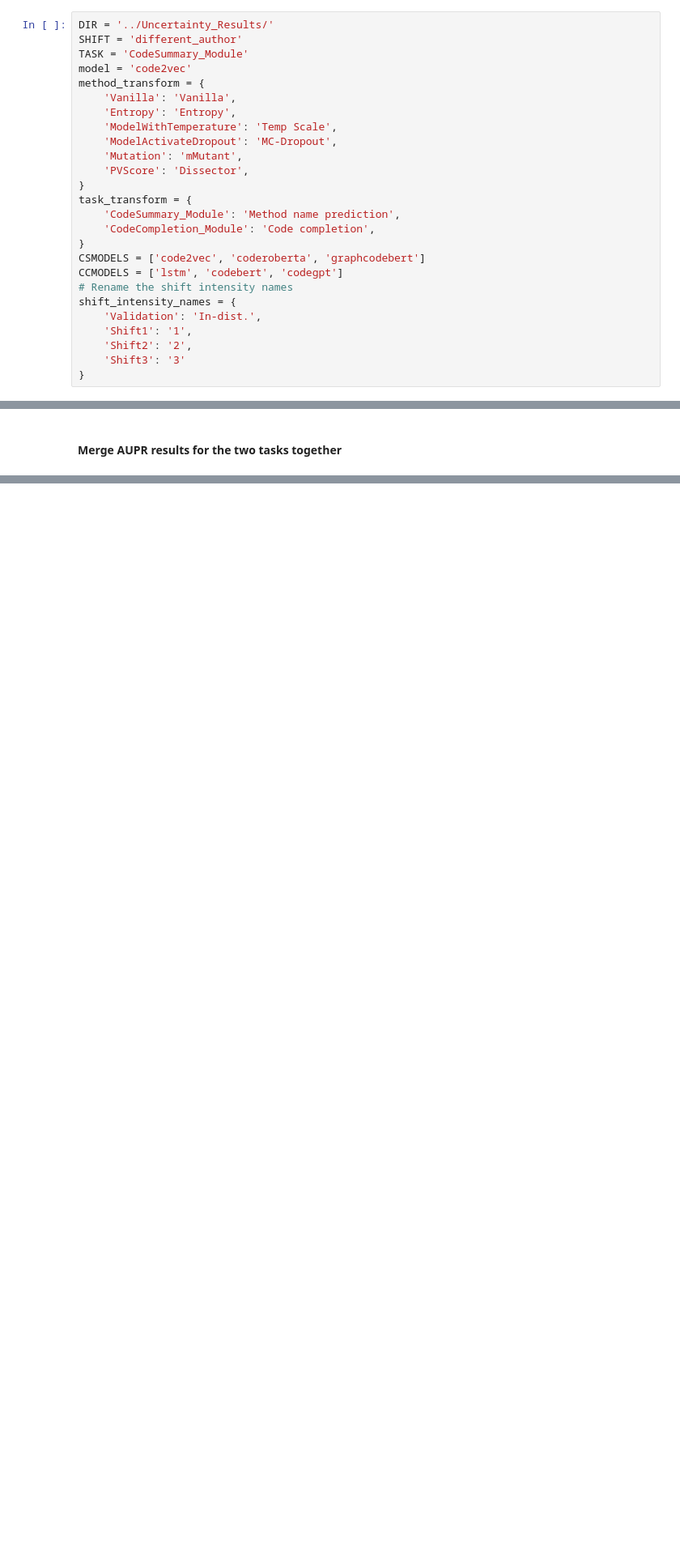
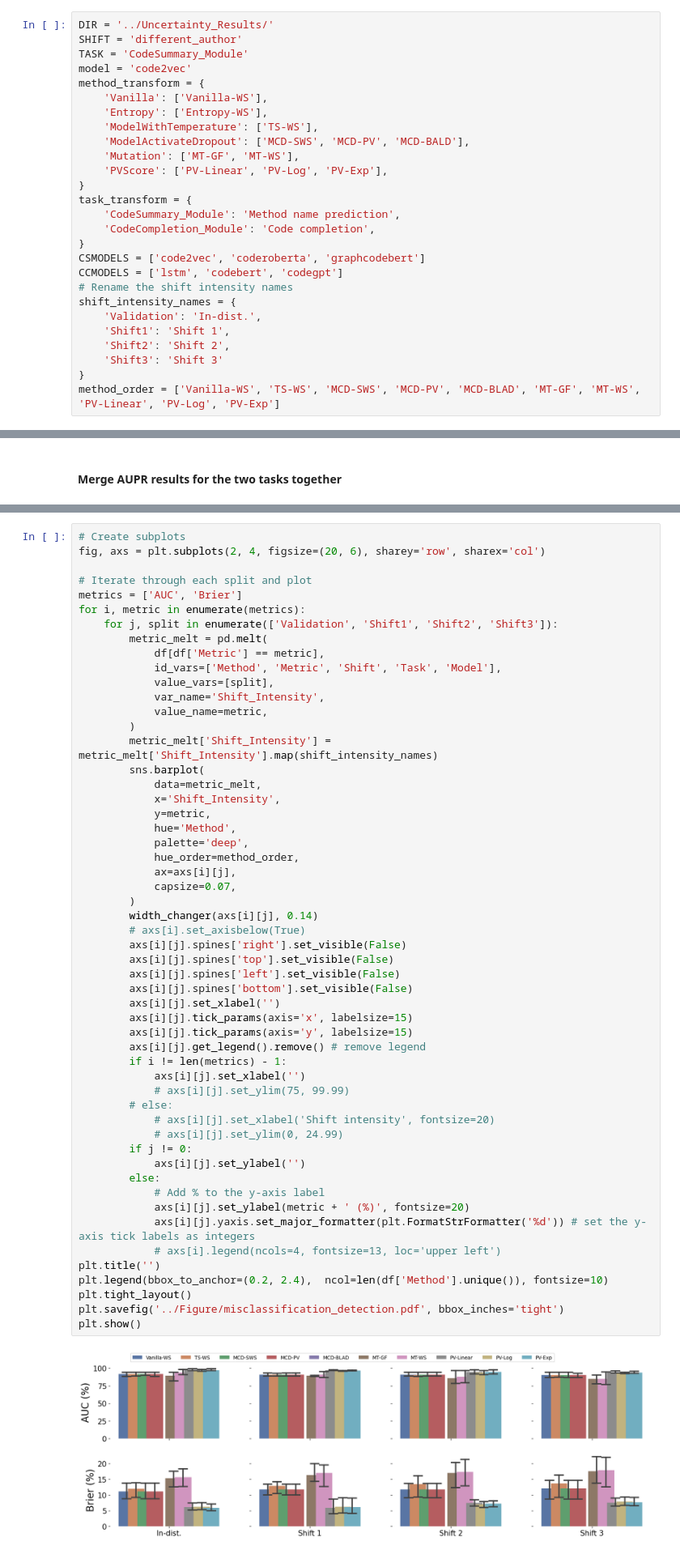
Before and after one commit to yul091/UncertaintyPL, a Jupyter notebook: notebooks/uncertainty_eval.ipynb, the cells around one changed output, grey strips where cells are left out. Shown at 81% size. Drawn from its saved outputs; the diff is of its cells as text; blank space fills up the shorter version.

Commit message:
misclassification detection

```diff
--- a/notebooks/uncertainty_eval.ipynb
+++ b/notebooks/uncertainty_eval.ipynb
@@ -11,12 +11,12 @@ SHIFT = 'different_author'
 TASK = 'CodeSummary_Module'
 model = 'code2vec'
 method_transform = {
-    'Vanilla': 'Vanilla',
-    'Entropy': 'Entropy',
-    'ModelWithTemperature': 'Temp Scale',
-    'ModelActivateDropout': 'MC-Dropout',
-    'Mutation': 'mMutant',
-    'PVScore': 'Dissector',
+    'Vanilla': ['Vanilla-WS'],
+    'Entropy': ['Entropy-WS'],
+    'ModelWithTemperature': ['TS-WS'],
+    'ModelActivateDropout': ['MCD-SWS', 'MCD-PV', 'MCD-BALD'],
+    'Mutation': ['MT-GF', 'MT-WS'],
+    'PVScore': ['PV-Linear', 'PV-Log', 'PV-Exp'],
 }
 task_transform = {
     'CodeSummary_Module': 'Method name prediction',
@@ -27,10 +27,11 @@ CCMODELS = ['lstm', 'codebert', 'codegpt']
 # Rename the shift intensity names
 shift_intensity_names = {
     'Validation': 'In-dist.',
-    'Shift1': '1',
-    'Shift2': '2',
-    'Shift3': '3'
+    'Shift1': 'Shift 1',
+    'Shift2': 'Shift 2',
+    'Shift3': 'Shift 3'
 }
+method_order = ['Vanilla-WS', 'TS-WS', 'MCD-SWS', 'MCD-PV', 'MCD-BLAD', 'MT-GF', 'MT-WS', 'PV-Linear', 'PV-Log', 'PV-Exp']
 # %%
 def get_dataframe(shift: str, task: str, dir: str = '../Uncertainty_Eval/'):
     record = []
@@ -1471,3 +1600,59 @@ plt.show()
+# %%
+# Create subplots
+fig, axs = plt.subplots(2, 4, figsize=(20, 6), sharey='row', sharex='col')
+
+# Iterate through each split and plot
+metrics = ['AUC', 'Brier']
+for i, metric in enumerate(metrics):
+    for j, split in enumerate(['Validation', 'Shift1', 'Shift2', 'Shift3']):
+        metric_melt = pd.melt(
+            df[df['Metric'] == metric],
+            id_vars=['Method', 'Metric', 'Shift', 'Task', 'Model'],
+            value_vars=[split],
+            var_name='Shift_Intensity',
+            value_name=metric,
+        )
+        metric_melt['Shift_Intensity'] = metric_melt['Shift_Intensity'].map(shift_intensity_names)
+        sns.barplot(
+            data=metric_melt,
+            x='Shift_Intensity',
+            y=metric,
+            hue='Method',
+            palette='deep',
+            hue_order=method_order,
+            ax=axs[i][j],
+            capsize=0.07,
+        )
+        width_changer(axs[i][j], 0.14)
+        # axs[i].set_axisbelow(True)
+        axs[i][j].spines['right'].set_visible(False)
+        axs[i][j].spines['top'].set_visible(False)
+        axs[i][j].spines['left'].set_visible(False)
+        axs[i][j].spines['bottom'].set_visible(False)
+        axs[i][j].set_xlabel('')
+        axs[i][j].tick_params(axis='x', labelsize=15)
+        axs[i][j].tick_params(axis='y', labelsize=15)
+        axs[i][j].get_legend().remove() # remove legend
+        if i != len(metrics) - 1:
+            axs[i][j].set_xlabel('')
+            # axs[i][j].set_ylim(75, 99.99)
+        # else:
+            # axs[i][j].set_xlabel('Shift intensity', fontsize=20)
+            # axs[i][j].set_ylim(0, 24.99)
+        if j != 0:
+            axs[i][j].set_ylabel('')
+        else:
+            # Add % to the y-axis label
+            axs[i][j].set_ylabel(metric + ' (%)', fontsize=20)
+            axs[i][j].yaxis.set_major_formatter(plt.FormatStrFormatter('%d')) # set the y-axis tick labels as integers
+            # axs[i].legend(ncols=4, fontsize=13, loc='upper left')
+plt.title('')
+plt.legend(bbox_to_anchor=(0.2, 2.4),  ncol=len(df['Method'].unique()), fontsize=10)
+plt.tight_layout()
+plt.savefig('../Figure/misclassification_detection.pdf', bbox_inches='tight')
+plt.show()
+# %% [output]
+[figure, added]
 # %% [markdown]
 ## Input validation
 # %%
```
Also changed, not shown: parts of 2 cells of this notebook.
